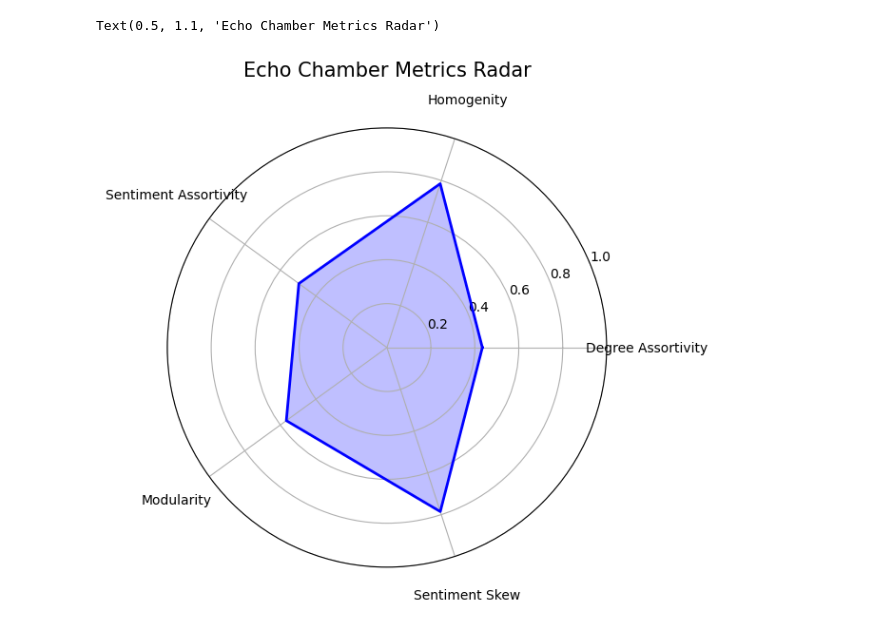
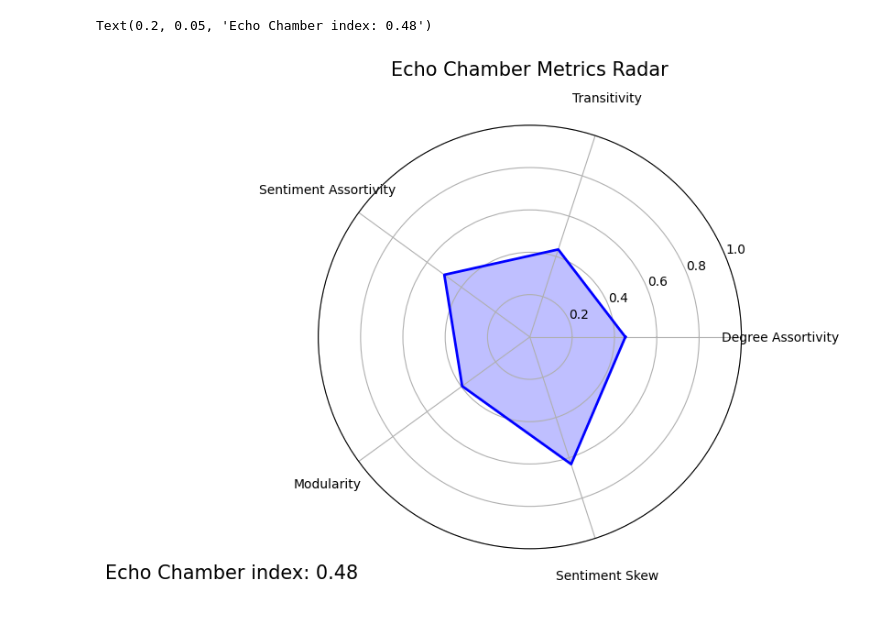
Before and after one commit to T-Coding-Byte/EchoDetection, a Jupyter notebook: 03_visualisations.ipynb, the cells around one changed output. Drawn from its saved outputs; the diff is of its cells as text; code cells hidden in the pictures.

```diff
--- a/03_visualisations.ipynb
+++ b/03_visualisations.ipynb
@@ -1,5 +3,5 @@
 # %%
-import praw
+
 import pandas as pd
 import numpy as np
 import networkx as nx
@@ -8,6 +10,7 @@ import igraph as ig
 import leidenalg
 import pickle
 import matplotlib.pyplot as plt
+import matplotlib as mpl
 commentFrame = pd.read_pickle("comments.pkl")
-with open("user_graph.pkl", "rb") as f:
+with open("Giant_comp.pkl", "rb") as f:
     graph = pickle.load(f)
@@ -40,27 +46,7 @@ if nx.get_node_attributes(graph, "sentiment"):
     g.vs["sentiment"] = [graph.nodes[n].get("sentiment", 0) for n in graph.nodes()]
 
 
-partition = leidenalg.find_partition(g, leidenalg.ModularityVertexPartition, seed = 7)
-
-membership = partition.membership
-print('communities: ', len(partition))
-e_internal = 0
-e_between = 0
-for e in g.es:
-    u, v = e.tuple
-    weight = e["weight"] if "weight" in e.attributes() else 1.0
-    if membership[u] == membership[v]:
-        e_internal += 1
-    else:
-        e_between += 1
-
-fraction = 1 - (e_between / (e_internal+e_between))
-print(f"cross talk fraction: {fraction}")
-
-print("Modularity:", partition.quality())
-
 weights = commentFrame['upvotes'].clip(lower=0).fillna(0)
-#weights = np.log1p(weights)
 pos_weight = weights[commentFrame['sentimentLabel'] == 1].sum()
 neg_weight = weights[commentFrame['sentimentLabel'] == -1].sum()
 total_weight = pos_weight + neg_weight
@@ -71,5 +57,7 @@ else:
     neg_skew = neg_weight/total_weight
     sentiment_skew = max(pos_skew, neg_skew)
 print(f'sentiment skew: {sentiment_skew}')
-#SHOULD I KEEP SKEW HERE
+
+avg_clust = g.transitivity_undirected()
+print(f'Transitivity: {avg_clust}')
 # %% [output]
@@ -80,29 +79,37 @@ sentiment skew: 0.7854411887469739
 # %%
-#spider graph
-labels = ['Degree Assortivity', 'Homogenity', 'Sentiment Assortivity', 'Modularity', 'Sentiment Skew']
+
+labels = ['Degree Assortivity', 'Transitivity', 'Sentiment Assortivity', 'Modularity', 'Sentiment Skew']
 num_vars = len(labels)
-values = [deg_assort, homogenity, assort, partition.quality(), sentiment_skew]
+values = [deg_assort, avg_clust, assort, partition.quality(), sentiment_skew]
+ECI = np.mean(values)
 angles = np.linspace(0, 2 * np.pi, num_vars, endpoint=False).tolist()
 angles += angles[:1]
 values += values[:1]
 labels += labels[:1]
 
 
 fig, ax = plt.subplots(figsize = (6,6), subplot_kw= dict(polar = True))
 
 ax.plot(angles, values, color='b', linewidth=2, linestyle='solid')
 ax.fill(angles, values, color='b', alpha = 0.25)
 ax.set_xticks(angles[:-1])
 ax.set_xticklabels(labels[:-1])
 ax.set_ylim(0,1)
 
 for label, angle in zip(ax.get_xticklabels(), angles):
     label.set_horizontalalignment('center')
     label.set_verticalalignment('center')
     label.set_y(label.get_position()[1] - 0.1)
 
 
 ax.set_title('Echo Chamber Metrics Radar', size = 15, y = 1.1)
+
+fig.text(
+    0.2, 0.05,
+    f"Echo Chamber index: {ECI:.2f}",
+    ha="right", va="bottom",
+    fontsize=15, color="black"
+)
 # %% [output]
-Text(0.5, 1.1, 'Echo Chamber Metrics Radar')
+Text(0.2, 0.05, 'Echo Chamber index: 0.48')
-[figure, old version]
+[figure, new version]
```
Also changed, not shown: parts of 14 cells of this notebook, 7 other files.
